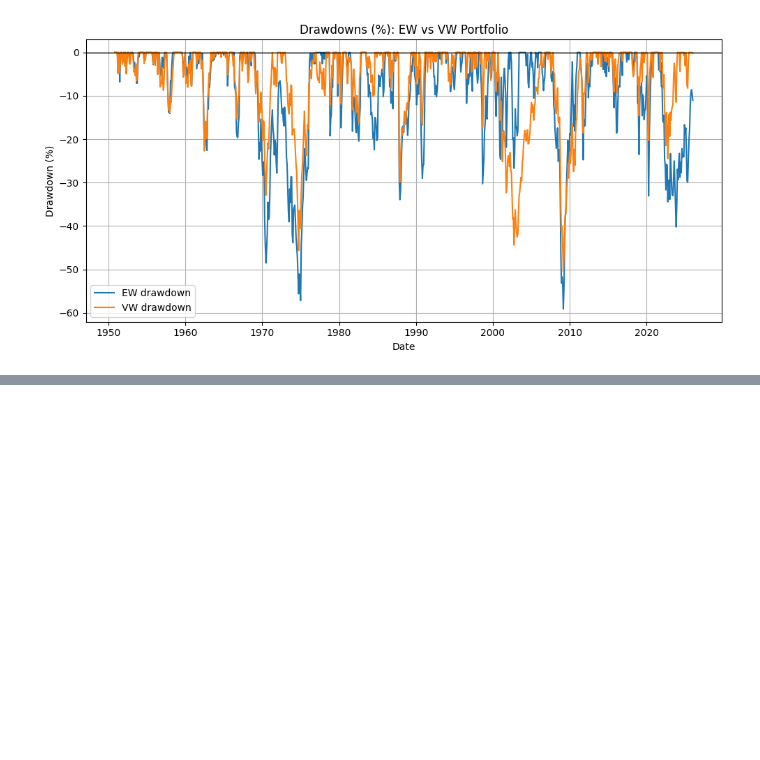
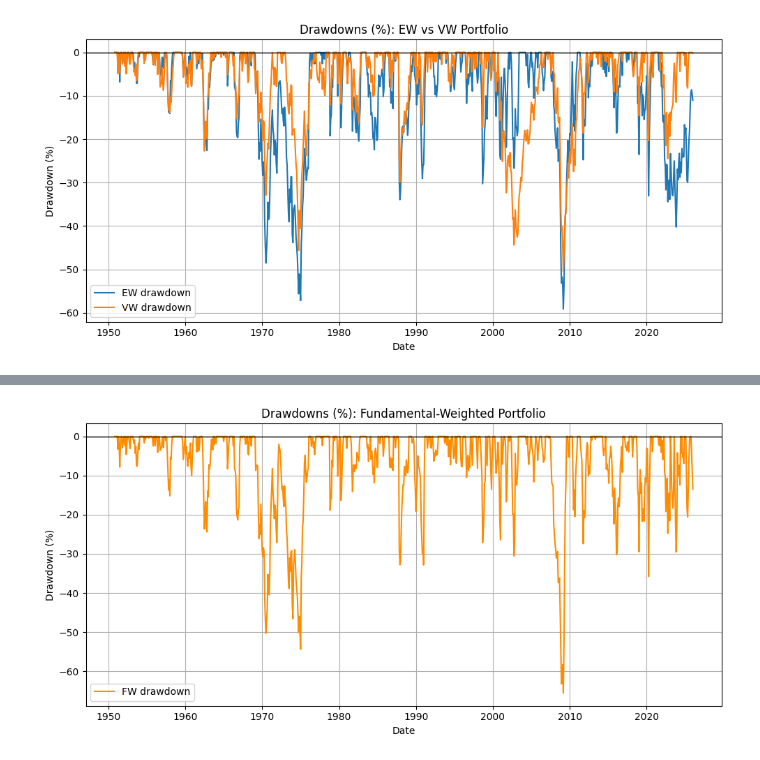
Before and after one commit to dhirajkk91/CCM_dataset, a Jupyter notebook: Portfolio_basics.ipynb, the cells around one changed output, grey strips where cells are left out. Saved outputs shown, nothing was run; the diff lists cells and outputs as text; code cells hidden in the pictures; blank space fills up the shorter version.

```diff
--- a/Portfolio_basics.ipynb
+++ b/Portfolio_basics.ipynb
@@ -398,0 +470,20 @@ plt.show()
+# %%
+fw_draw = fw_port.copy()
+
+# Running peak and drawdown
+fw_draw['FW_peak'] = fw_draw['FW_cumRet'].cummax()
+fw_draw['FW_drawdown_pct'] = (fw_draw['FW_cumRet'] / fw_draw['FW_peak'] - 1.0) * 100
+
+plt.figure(figsize=(10, 5))
+plt.plot(fw_draw['date'], fw_draw['FW_drawdown_pct'], label='FW drawdown', color='darkorange')
+
+plt.axhline(0.0, color='black', linewidth=1)
+plt.title('Drawdowns (%): Fundamental-Weighted Portfolio')
+plt.xlabel('Date')
+plt.ylabel('Drawdown (%)')
+plt.grid(True)
+plt.legend()
+plt.tight_layout()
+plt.show()
+# %% [output]
+[figure, added]
```
Also changed, not shown: parts of 5 cells of this notebook.
